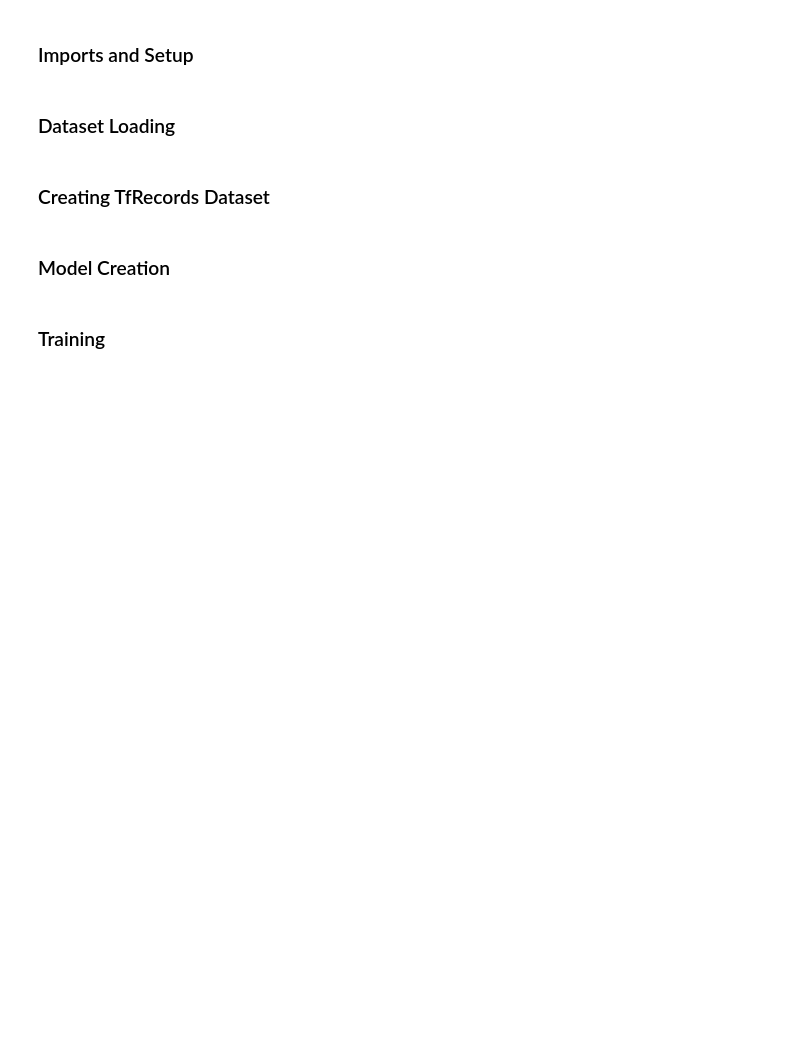
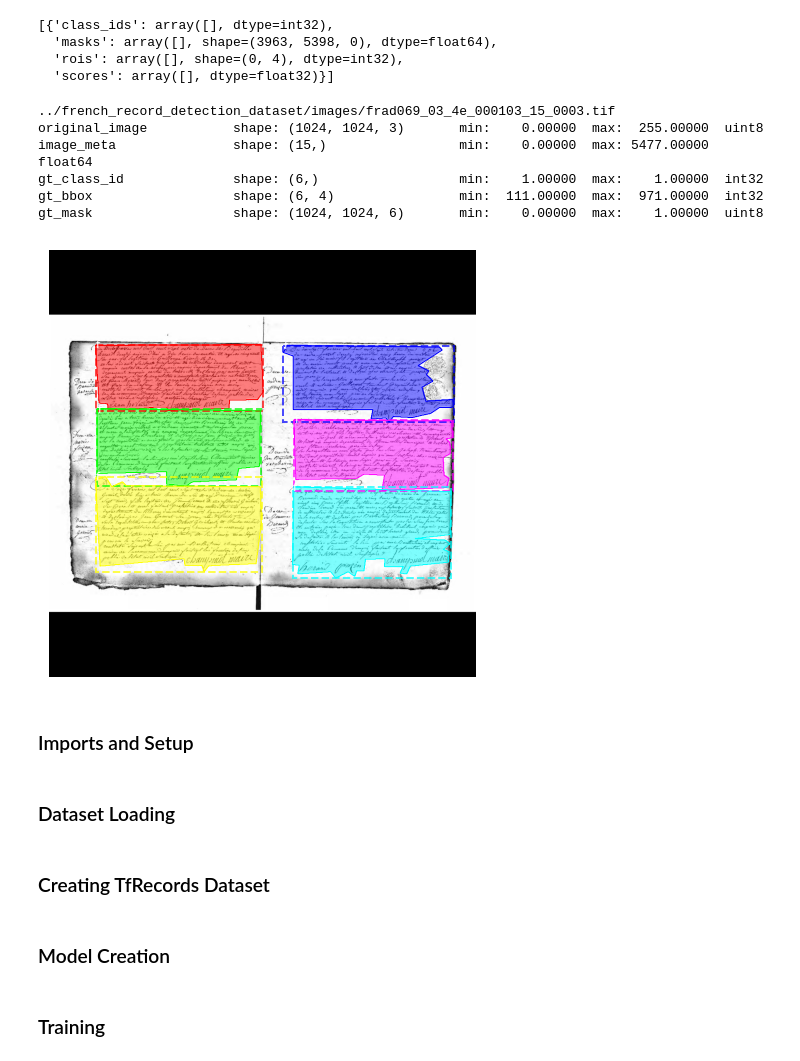
Before and after one commit to ericburdett/record_detection, a Jupyter notebook: record_detection.ipynb, the cells around one changed output. Saved outputs shown, nothing was run; the diff lists cells and outputs as text; code cells hidden in the pictures; blank space fills up the shorter version.

Commit message:
Produced working model

```diff
--- a/record_detection.ipynb
+++ b/record_detection.ipynb
@@ -32,0 +245,12 @@ model = load_model('')
+# %%
+print("Loading MaskRCNN model...")
+model = modellib.MaskRCNN(mode="training", config=config, model_dir='./')
+# %%
+# Load pretrained weights if desired
+model.load_weights('./path/to/.h5/file',
+                   by_name=True,
+                   exclude=["mrcnn_class_logits", "mrcnn_bbox_fc", "mrcnn_bbox", "mrcnn_mask"])
+# %%
+model.keras_model.metrics_tensors = []
+model.train(train_set, test_set, learning_rate=config.LEARNING_RATE, epochs=5, layers='heads')
+history = model.keras_model.history.history
@@ -33,3 +311,37 @@ model = load_model('')
+# %%
+img = load_img("../french_record_detection_dataset/images/frad069_03_4e_000250_16_0003.tif")
+img = img_to_array(img)
+
+result = model.detect([img])
+result
+# %% [output]
+[{'class_ids': array([], dtype=int32),
+  'masks': array([], shape=(3963, 5398, 0), dtype=float64),
+  'rois': array([], shape=(0, 4), dtype=int32),
+  'scores': array([], dtype=float32)}]
+# %%
+# Test on a random image
+image_id = random.choice(test_set.image_ids)
+original_image, image_meta, gt_class_id, gt_bbox, gt_mask =\
+    modellib.load_image_gt(test_set, config,
+                           image_id, use_mini_mask=False)
+
+log("original_image", original_image)
+log("image_meta", image_meta)
+log("gt_class_id", gt_class_id)
+log("gt_bbox", gt_bbox)
+log("gt_mask", gt_mask)
+
+visualize.display_instances(original_image, gt_bbox, gt_mask, gt_class_id,
+                            train_set.class_names, figsize=(8, 8))
+# %% [output]
+../french_record_detection_dataset/images/frad069_03_4e_000103_15_0003.tif
+original_image           shape: (1024, 1024, 3)       min:    0.00000  max:  255.00000  uint8
+image_meta               shape: (15,)                 min:    0.00000  max: 5477.00000  float64
+gt_class_id              shape: (6,)                  min:    1.00000  max:    1.00000  int32
+gt_bbox                  shape: (6, 4)                min:  111.00000  max:  971.00000  int32
+gt_mask                  shape: (1024, 1024, 6)       min:    0.00000  max:    1.00000  uint8
+[figure, added]
 # %% [markdown]
 ### Imports and Setup
 # %% [markdown]
```
Also changed, not shown: parts of 20 cells of this notebook.
